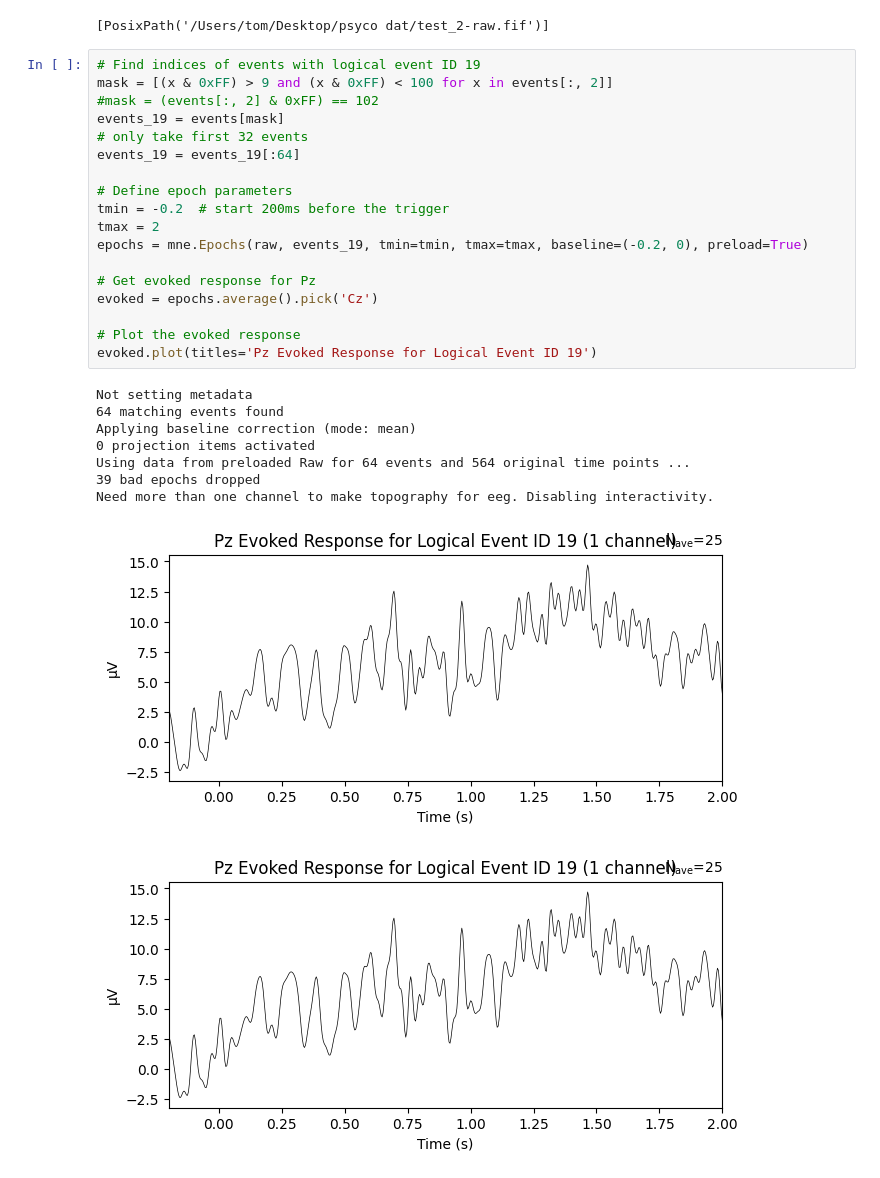
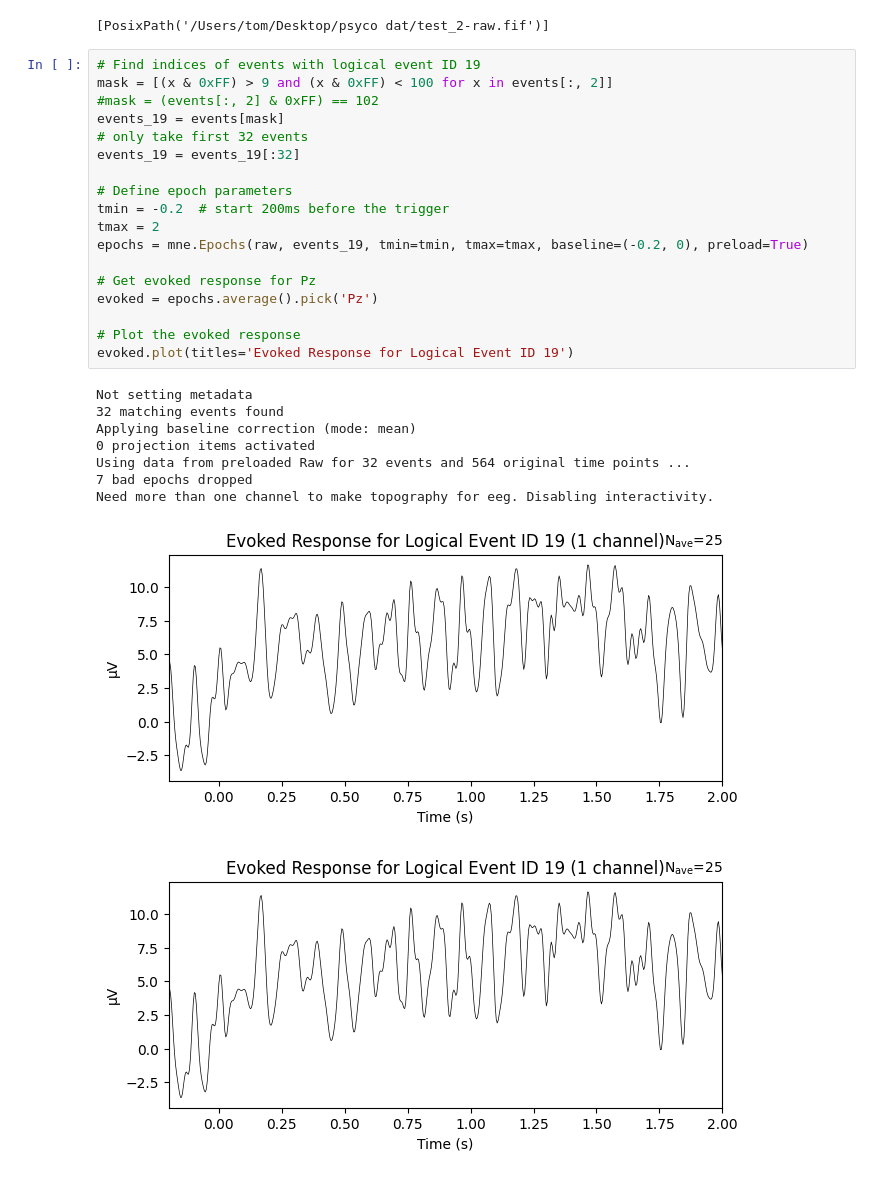
Before and after one commit to tomjefferis/Visual-Acuity-P3, a Jupyter notebook: analysis.ipynb, the cells around one changed output. Drawn from its saved outputs; the diff is of its cells as text.

```diff
--- a/analysis.ipynb
+++ b/analysis.ipynb
@@ -111,28 +111,28 @@ Closing /Users/tom/Desktop/psyco dat/test_2-raw.fif
 # %%
 # Find indices of events with logical event ID 19
 mask = [(x & 0xFF) > 9 and (x & 0xFF) < 100 for x in events[:, 2]]
 #mask = (events[:, 2] & 0xFF) == 102
 events_19 = events[mask]
 # only take first 32 events
-events_19 = events_19[:64]
+events_19 = events_19[:32]
 
 # Define epoch parameters
 tmin = -0.2  # start 200ms before the trigger
 tmax = 2
 epochs = mne.Epochs(raw, events_19, tmin=tmin, tmax=tmax, baseline=(-0.2, 0), preload=True)
 
 # Get evoked response for Pz
-evoked = epochs.average().pick('Cz')
+evoked = epochs.average().pick('Pz')
 
 # Plot the evoked response
-evoked.plot(titles='Pz Evoked Response for Logical Event ID 19')
+evoked.plot(titles='Evoked Response for Logical Event ID 19')
 # %% [output]
 Not setting metadata
-64 matching events found
+32 matching events found
 Applying baseline correction (mode: mean)
 0 projection items activated
-Using data from preloaded Raw for 64 events and 564 original time points ...
-39 bad epochs dropped
+Using data from preloaded Raw for 32 events and 564 original time points ...
+7 bad epochs dropped
 Need more than one channel to make topography for eeg. Disabling interactivity.
-[figure, old version]
+[figure, new version]
-[figure, old version]
+[figure, new version]
```
Also changed, not shown: 1 other file.
